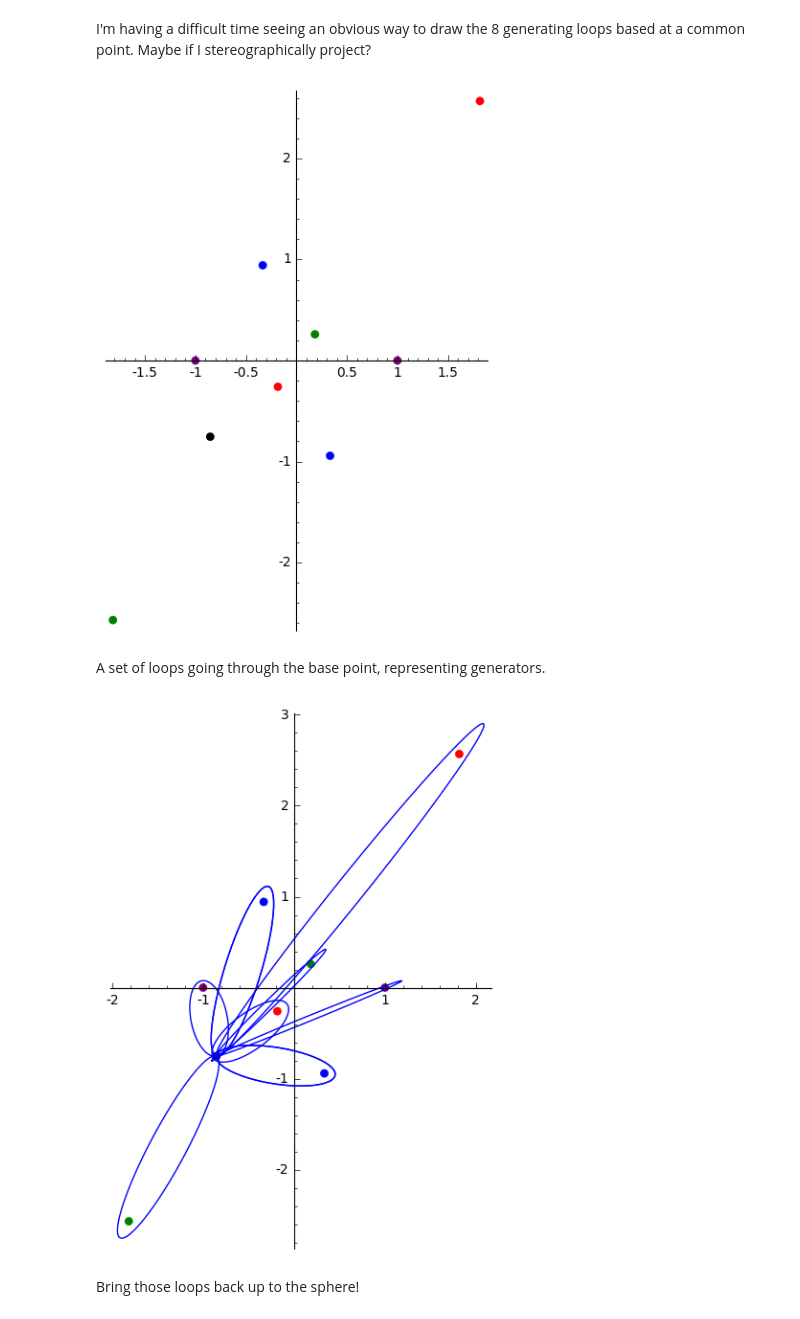
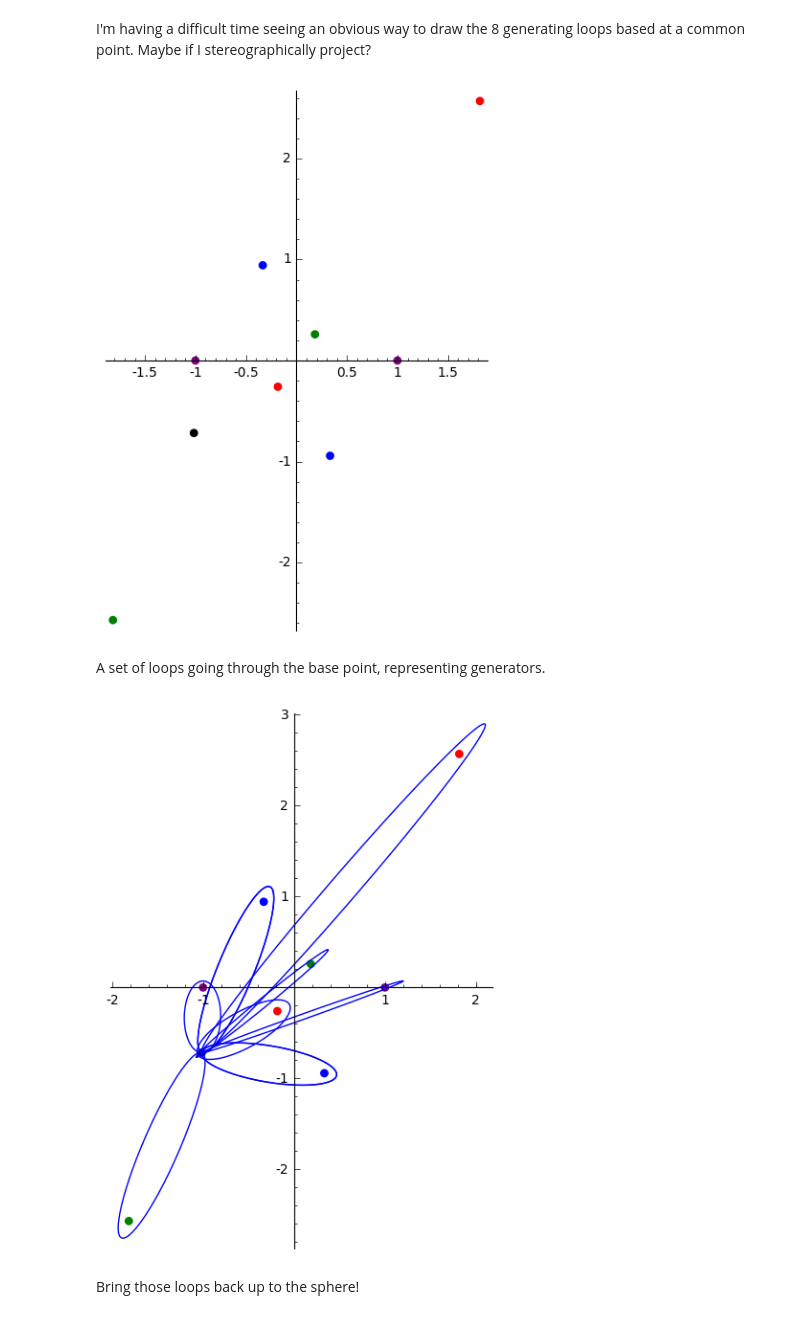
Before and after one commit to knappa/hardcore-3-interactions, a Jupyter notebook: hardcore-3-interactions.ipynb, the cells around one changed output. Saved outputs shown, nothing was run; the diff lists cells and outputs as text; code cells hidden in the pictures.

```diff
--- a/hardcore-3-interactions.ipynb
+++ b/hardcore-3-interactions.ipynb
@@ -208,13 +208,13 @@ P += point(stereographic_proj( w4), size=40, color='purple')
 P += point(stereographic_proj(-w4), size=40, color='purple')
 
 # a nice generic point as a base point
-pt = vector([-1,-1/2,1/2,1])
+pt = vector([0,1,2,3])
 bp = vector(stereographic_proj(Pl.transpose()*pt))
 P += point(bp, size=40, color='black')
 
 P.show(aspect_ratio=1)
 # %% [output]
-[figure, old version]
+[figure, new version]
 # %% [markdown]
 A set of loops going through the base point, representing generators.
 # %%
@@ -231,7 +231,7 @@ P += point(stereographic_proj( w4), size=40, color='purple')
 P += point(stereographic_proj(-w4), size=40, color='purple')
 
 # a nice generic point as a base point
-pt = vector([-1,-1/2,1/2,1])
+pt = vector([0,1,2,3])
 bp = vector(stereographic_proj(Pl.transpose()*pt))
 P += point(bp, size=40, color='black')
 
@@ -287,34 +287,34 @@ maj_axis = (bp-vector(stereographic_proj( w3)))/2
 min_axis = vector([-maj_axis[1],maj_axis[0]])
 min_axis = 0.2*min_axis/min_axis.norm()
 center = (bp+vector(stereographic_proj( w3)))/2
 curve5 = cos(theta)*1.1*maj_axis+sin(theta)*min_axis + center - 0.1*maj_axis
 P += parametric_plot( curve5 ,(theta,0,2*pi))
 
 maj_axis = (bp-vector(stereographic_proj(-w3)))/2
 min_axis = vector([-maj_axis[1],maj_axis[0]])
 min_axis = 0.2*min_axis/min_axis.norm()
 center = (bp+vector(stereographic_proj(-w3)))/2
 curve6 = cos(theta)*1.1*maj_axis+sin(theta)*min_axis + center - 0.1*maj_axis
 P += parametric_plot( curve6 ,(theta,0,2*pi))
 
 maj_axis = (bp-vector(stereographic_proj( w4)))/2
 min_axis = vector([-maj_axis[1],maj_axis[0]])
 min_axis = 0.03*min_axis/min_axis.norm()
 center = (bp+vector(stereographic_proj( w4)))/2
 curve7 = cos(theta)*1.1*maj_axis+sin(theta)*min_axis + center - 0.1*maj_axis
 P += parametric_plot( curve7 ,(theta,0,2*pi))
 
 maj_axis = (bp-vector(stereographic_proj(-w4)))/2
 min_axis = vector([-maj_axis[1],maj_axis[0]])
 min_axis = 0.2*min_axis/min_axis.norm()
 center = (bp+vector(stereographic_proj(-w4)))/2
 curve8 = cos(theta)*1.1*maj_axis+sin(theta)*min_axis + center - 0.1*maj_axis
 P += parametric_plot( curve8 ,(theta,0,2*pi))
 
 
 P.show()
 # %% [output]
-[figure, old version]
+[figure, new version]
 # %% [markdown]
 Bring those loops back up to the sphere!
 # %%
```
Also changed, not shown: parts of 12 cells of this notebook, 1 other file.
